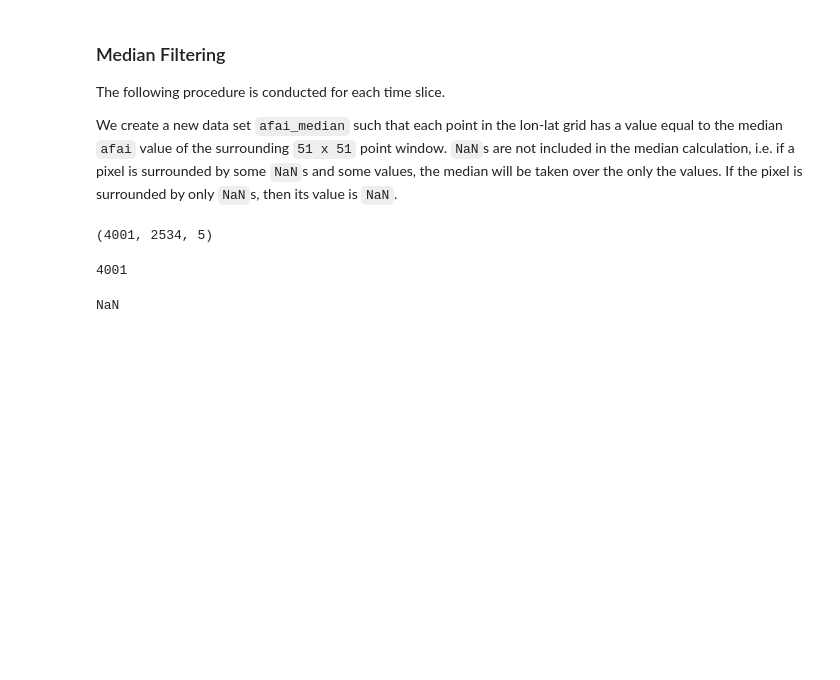
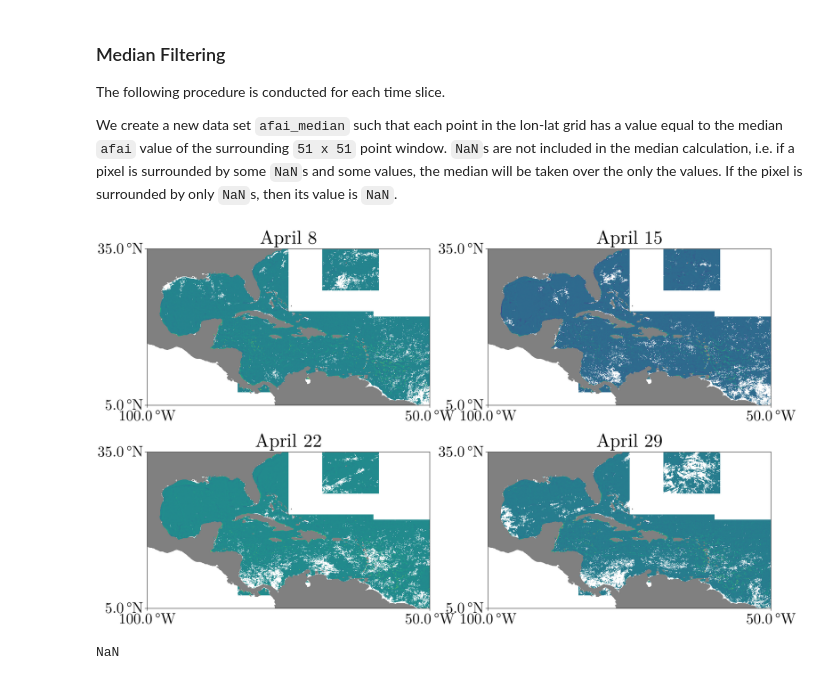
Before and after one commit to 70Gage70/SargassumFromAFAI.jl, a Jupyter notebook: 7day-0.015degree/afai.ipynb, the cells around one changed output. Saved outputs shown, nothing was run; the diff lists cells and outputs as text; code cells hidden in the pictures; blank space fills up the shorter version.

Commit message:
afai median

```diff
--- a/7day-0.015degree/afai.ipynb
+++ b/7day-0.015degree/afai.ipynb
@@ -135,14 +136,34 @@ for t_i = 1:1 # 1:size(afai_median, 3)
         end
     end
 end
-# %%
-afai |> size
-# %% [output]
-(4001, 2534, 5)
-# %%
-length(lon)
-# %% [output]
-4001
+# %%
+afai_no_background = afai - afai_median;
+# %%
+fig = default_fig()
+
+# Day 8
+ax = geo_axis(fig[1, 1], title = L"\text{April 8}")
+heatmap!(ax, lon, lat, afai_no_background[:,:,1])
+land!(ax)
+
+# Day 15
+ax = geo_axis(fig[1, 2], title = L"\text{April 15}")
+heatmap!(ax, lon, lat, afai_no_background[:,:,2])
+land!(ax)
+
+# Day 22
+ax = geo_axis(fig[2, 1], title = L"\text{April 22}")
+heatmap!(ax, lon, lat, afai_no_background[:,:,3])
+land!(ax)
+
+# Day 29
+ax = geo_axis(fig[2, 2], title = L"\text{April 29}")
+heatmap!(ax, lon, lat, afai_no_background[:,:,4])
+land!(ax)
+
+fig
+# %% [output]
+[figure, added]
 # %%
 1 + NaN
 # %% [output]
```
Also changed, not shown: parts of 1 cell of this notebook.
